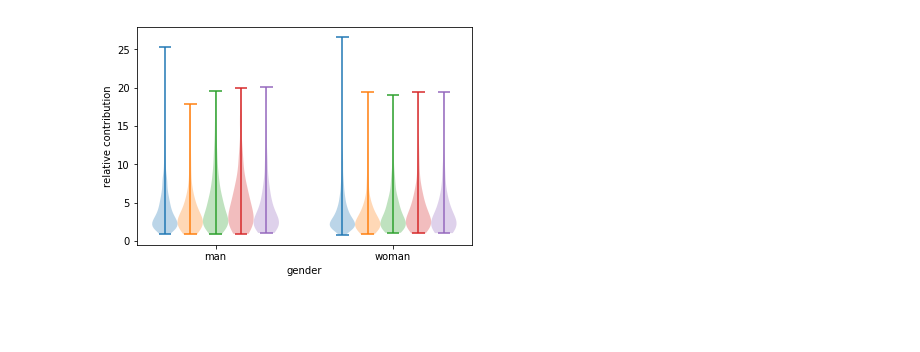
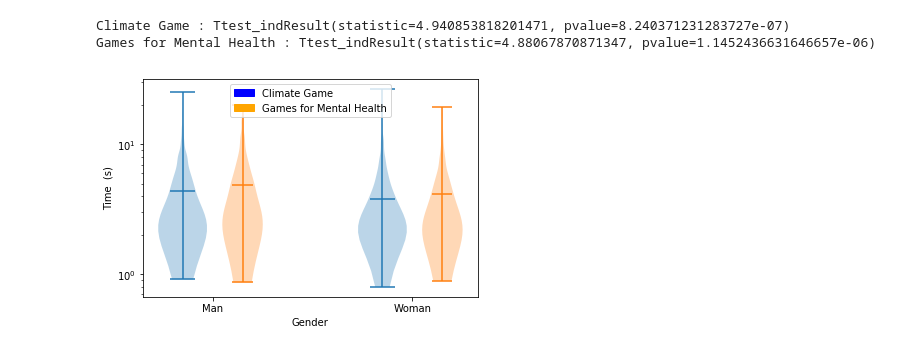
Before and after one commit to canigocallau/TFM, a Jupyter notebook: Final figures.ipynb, the cells around one changed output. Drawn from its saved outputs; the diff is of its cells as text; code cells hidden in the pictures; blank space fills up the shorter version.

```diff
--- a/Final figures.ipynb
+++ b/Final figures.ipynb
@@ -291,20 +302,24 @@ for p in range(9):
 # %%
 # relative contributions vs. gender
-fig, ax = plt.subplots(3,3,sharex=True,sharey=True,figsize=[10,6])
+fig, ax = plt.subplots(2,3,sharex=True,sharey=True,figsize=[10,6])
+spcounter=0
 for p in range(9):
-    data=[[],[]]
+    if (p not in [2,3,4]):
+        data=[[],[]]
     exec("userdf=user"+dataset_label[p])
     for i in range(len(userdf)):
         if (userdf.loc[i,gender[p]]==man[p] and userdf.loc[i,start_capital[p]]!=0):
             data[0].append(1-userdf.loc[i,end_capital[p]]/userdf.loc[i,start_capital[p]])
         if (userdf.loc[i,gender[p]]==woman[p] and userdf.loc[i,start_capital[p]]!=0):
             data[1].append(1-userdf.loc[i,end_capital[p]]/userdf.loc[i,start_capital[p]])
-    ax[p//3,p%3].violinplot(data,positions=[0,1])
-    ax[p//3,p%3].set_title(dataset_name[p])
+    ax[spcounter//3,spcounter%3].set_title(dataset_name2[p])
+    if (p not in [1,2,3]):
+        ax[spcounter//3,spcounter%3].violinplot(data,positions=[0,1],showmeans=True)
+        print(dataset_name[p],":",stats.ttest_ind(a=data[0], b=data[1], equal_var=False))
+        spcounter+=1
     plt.xticks([0,1],["Man","Woman"])
-plt.xlabel("Gender")
-plt.ylabel("Relative contribution")
+#plt.supxlabel("Gender")
+#plt.supylabel("Relative contribution")
 plt.show()
-# boxplot o violinplot? labels i ticks en subplots, juntar GfMH?
-# quan hi ha una diferències significatives? fer tests estadístics
+# quan hi ha una diferències significatives? analitzar tests estadístics
 # %% [output]
@@ -312,41 +333,49 @@ plt.show()
 # %%
 # mean time vs. gender
+width=[0.0003*len(usercg),None,None,None,0.0003*(len(usergirona)+len(userlleida)+len(usersabadell)+len(uservalls))]
 for p in range(5):
-    data=[[],[]]
+    if (p in [0,1]):
+        data=[[],[]]
     round_beggining=[]
     exec("userrounddf=userround"+dataset_label[p])
     exec("rounddf=round"+dataset_label[p])
     exec("userdf=user"+dataset_label[p])
     for i in range(len(userrounddf)):
         round_beggining.append(rounddf.loc[i//6,start_time[p]])
-    for i in range(len(round_beggining)):
+    for i in range(len(userrounddf)):
         if (pd.isna(userrounddf.loc[i,timestamp[p]])==False and pd.isna(round_beggining[i])==False):
             time1=str(userrounddf.loc[i,timestamp[p]])
             time0=str(round_beggining[i])
             mcs=float(time1[-6:])-float(time0[-6:])
             sec=float(time1[-9:-7])-float(time0[-9:-7])
             mnt=float(time1[-12:-10])-float(time0[-12:-10])
             hr=float(time1[-15:-13])-float(time0[-15:-13])
             time=3600.0*hr+60.0*mnt+sec+mcs/1000000.0
-            if ((p==2 and userrounddf.loc[i,user_id[p]]>42) or (p==4 and userrounddf.loc[i,user_id[p]]>17)):
-                if (userdf.loc[userrounddf.loc[i,user_id[p]]-2,gender[p]]==man[p] and time>=0):
-                    data[0].append(time)
-                elif (userdf.loc[userrounddf.loc[i,user_id[p]]-2,gender[p]]==woman[p] and time>=0):
-                    data[1].append(time)
-            else:
-                if (userdf.loc[userrounddf.loc[i,user_id[p]]-1,gender[p]]==man[p] and time>=0):
-                    data[0].append(time)
-                elif (userdf.loc[userrounddf.loc[i,user_id[p]]-1,gender[p]]==woman[p] and time>=0):
-                    data[1].append(time)
-    xpos=[(p-2)*0.1,0.7+(p-2)*0.1]
-    plt.violinplot(data,positions=xpos,widths=0.1)
-    plt.xticks([0,0.7],["Man","Woman"])
+            if ((userrounddf.loc[i,round_id[p]]-1)%10+1<=
+                thresholdround[p][rounddf.loc[userrounddf.loc[i,round_id[p]]-1,session_id[p]]-1]):
+                if ((p==2 and userrounddf.loc[i,user_id[p]]>42) or (p==4 and userrounddf.loc[i,user_id[p]]>17)):
+                    if (userdf.loc[userrounddf.loc[i,user_id[p]]-2,gender[p]]==man[p] and time>=0):
+                        data[0].append(time)
+                    elif (userdf.loc[userrounddf.loc[i,user_id[p]]-2,gender[p]]==woman[p] and time>=0):
+                        data[1].append(time)
+                else:
+                    if (userdf.loc[userrounddf.loc[i,user_id[p]]-1,gender[p]]==man[p] and time>=0):
+                        data[0].append(time)
+                    elif (userdf.loc[userrounddf.loc[i,user_id[p]]-1,gender[p]]==woman[p] and time>=0):
+                        data[1].append(time)
+    if (p in [0,4]):
+        xpos=[(p-2)*0.03,0.4+(p-2)*0.03]
+        plt.violinplot(data,positions=xpos,widths=width[p],showmeans=True)
+        plt.xticks([0,0.4],["Man","Woman"])
+        print(dataset_name2[p],":",stats.ttest_ind(a=data[0], b=data[1], equal_var=False))
+plt.yscale("log")
 plt.xlabel("Gender")
-plt.ylabel("Relative contribution")
-#plt.legend(["blue","orange","green","red","purple"], dataset_name[0:5])
+plt.ylabel("Time  (s)")
+plt.legend(handles=[mpatches.Patch(color="blue",label=dataset_name2[0]),
+                    mpatches.Patch(color="orange",label=dataset_name2[4])],loc="upper center")
 plt.show()
-# boxplot o violinplot? juntar GfMH? arreglar llegenda
-# hi ha més impulsivitat en homes que en dones? fer tests estadístics
-# mirar binomial test
+# hi ha més impulsivitat en homes que en dones? analitzar tests estadístics
 # %% [output]
+Climate Game : Ttest_indResult(statistic=4.940853818201471, pvalue=8.240371231283727e-07)
+Games for Mental Health : Ttest_indResult(statistic=4.88067870871347, pvalue=1.1452436631646657e-06)
-[figure, old version]
+[figure, new version]
```
Also changed, not shown: parts of 25 cells of this notebook.
